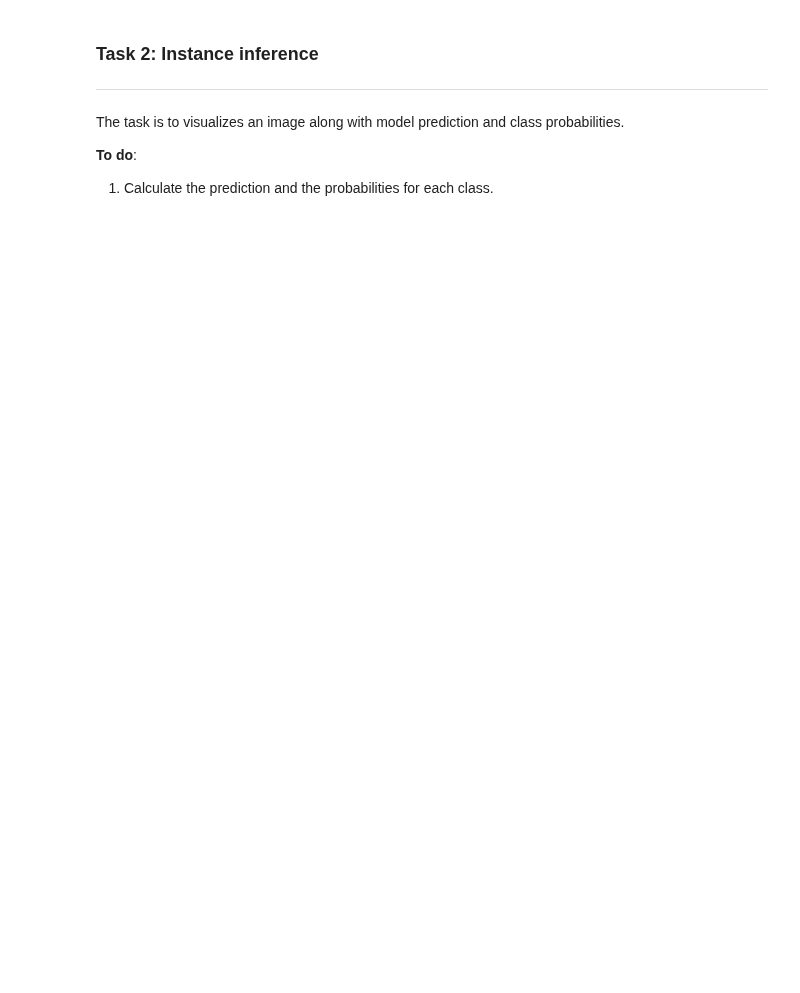
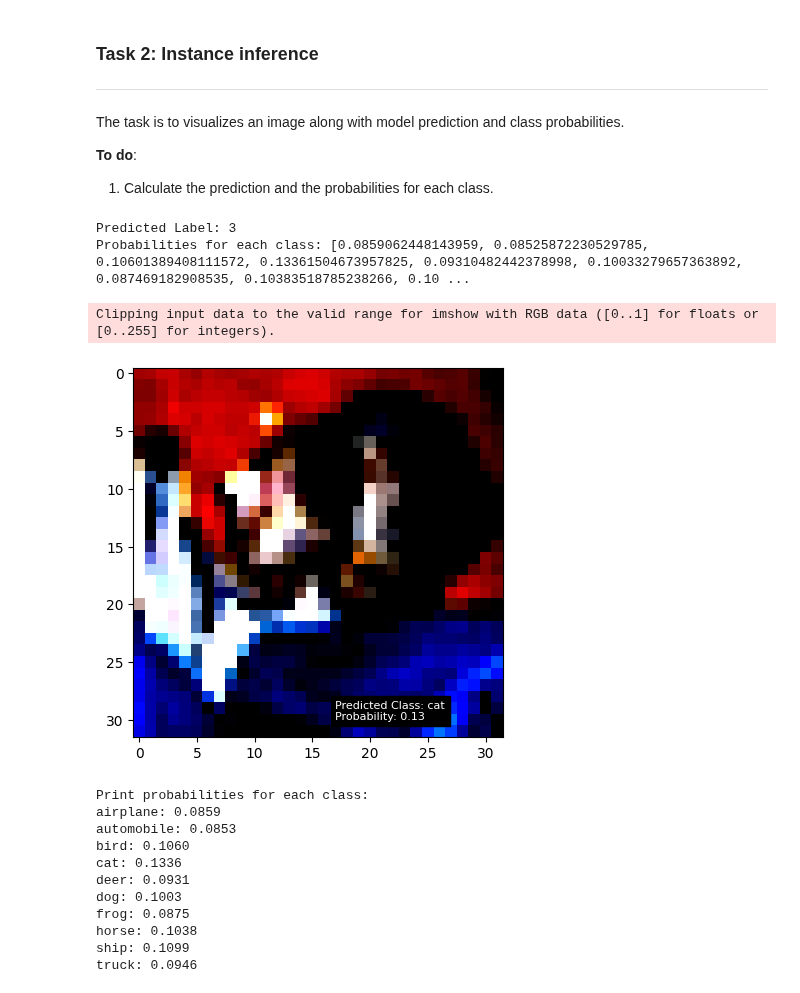
Before and after one commit to SustechSTA303/STA303-Assignment01, a Jupyter notebook: Assignment01.ipynb, the cells around one changed output. Cells and saved outputs as stored; diff of their text form; code cells hidden in the pictures; blank space fills up the shorter version.

```diff
--- a/Assignment01.ipynb
+++ b/Assignment01.ipynb
@@ -154,9 +183,10 @@ def test_batch(model, image, target):
     """
 
     ##################### Write your answer here ##################
-    output =
-    loss =
-    ###############################################################
+#     target = target.view(-1, 1)
+    output =  model(image)
+    loss = criterion(output, target)
+    ##############################################################
 
     return output, loss
 # %% [markdown]
@@ -276,13 +894,64 @@ predict_label =
+# %%
+##################### Write your answer here ##################
+# input: image, model
+# outputs: predict_label, probabilities
+# predict_label is the index (or label) of the class with the highest probability from the probabilities.
+###############################################################
+import torch
+
+# Assuming 'model' is your trained model and 'input' is your input image tensor
+
+# Set the model to evaluation mode
+model.eval()
+input = input.to(device)
+# Forward pass to get the logits (raw scores) for each class
+with torch.no_grad():
+    logits = model(input.unsqueeze(0))  # Unsqueezing to add a batch dimension
+
+# Calculate probabilities using softmax
+probabilities = torch.softmax(logits, dim=1)
+
+# Get the predicted class label (index with highest probability)
+predict_label = torch.argmax(probabilities, dim=1)
+
+# Convert probabilities to a list
+probabilities = probabilities.squeeze()#.tolist()
+
+# Now, 'predict_label' contains the index of the predicted class,
+# and 'probabilities' is a list of probabilities for each class.
+
+# Print the results
+print("Predicted Label:", predict_label.item())
+print("Probabilities for each class:", probabilities.tolist())
+# %% [output]
+Predicted Label: 3
+Probabilities for each class: [0.0859062448143959, 0.08525872230529785, 0.10601389408111572, 0.13361504673957825, 0.09310482442378998, 0.10033279657363892, 0.087469182908535, 0.10383518785238266, 0.10 ...
 # %%
+
 predicted_class = class_names[predict_label.item()]
 predicted_probability = probabilities[predict_label].item()
+input = input.cpu()
 image = input.numpy().transpose((1, 2, 0))
 plt.imshow(image)
 plt.text(17, 30, f'Predicted Class: {predicted_class}\nProbability: {predicted_probability:.2f}',
             color='white', backgroundcolor='black', fontsize=8)
 plt.show()
 
 # Print probabilities for each class
 print('Print probabilities for each class:')
 for i in range(len(class_names)):
     print(f'{class_names[i]}: {probabilities[i].item():.4f}')
+# %% [output]
+Clipping input data to the valid range for imshow with RGB data ([0..1] for floats or [0..255] for integers).
+[figure, added]
+Print probabilities for each class:
+airplane: 0.0859
+automobile: 0.0853
+bird: 0.1060
+cat: 0.1336
+deer: 0.0931
+dog: 0.1003
+frog: 0.0875
+horse: 0.1038
+ship: 0.1099
+truck: 0.0946
```
Also changed, not shown: parts of 14 cells of this notebook.
